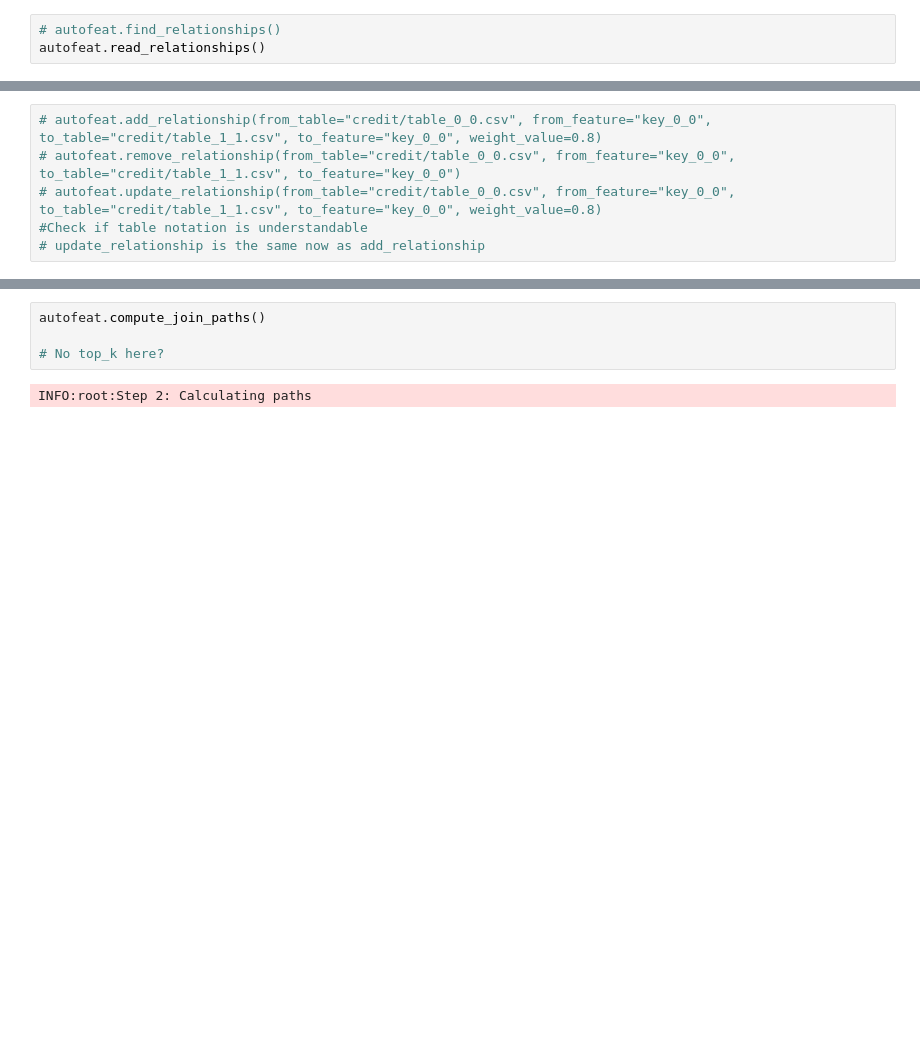
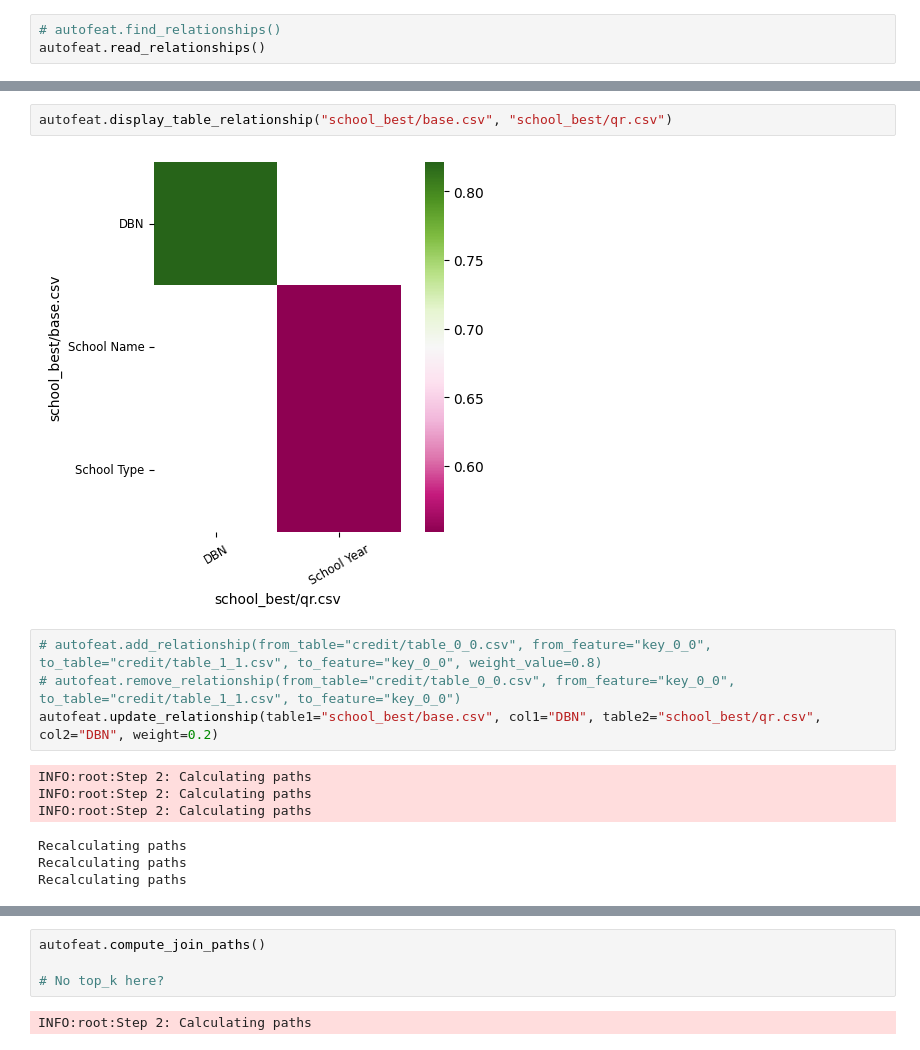
Before and after one commit to delftdata/hci-auto-feat, a Jupyter notebook: run.ipynb, the cells around one changed output, grey strips where cells are left out. Drawn from its saved outputs; the diff is of its cells as text; blank space fills up the shorter version.

```diff
--- a/run.ipynb
+++ b/run.ipynb
@@ -18,6 +20,15 @@ displaying weights
+# %%
+autofeat.display_table_relationship("school_best/base.csv", "school_best/qr.csv")
+# %% [output]
+[figure, added]
 # %%
 # autofeat.add_relationship(from_table="credit/table_0_0.csv", from_feature="key_0_0", to_table="credit/table_1_1.csv", to_feature="key_0_0", weight_value=0.8)
 # autofeat.remove_relationship(from_table="credit/table_0_0.csv", from_feature="key_0_0", to_table="credit/table_1_1.csv", to_feature="key_0_0")
-# autofeat.update_relationship(from_table="credit/table_0_0.csv", from_feature="key_0_0", to_table="credit/table_1_1.csv", to_feature="key_0_0", weight_value=0.8)
-#Check if table notation is understandable
-# update_relationship is the same now as add_relationship
+autofeat.update_relationship(table1="school_best/base.csv", col1="DBN", table2="school_best/qr.csv", col2="DBN", weight=0.2)
+# %% [output]
+INFO:root:Step 2: Calculating paths
+INFO:root:Step 2: Calculating paths
+INFO:root:Step 2: Calculating paths
+Recalculating paths
+Recalculating paths
+Recalculating paths
```
Also changed, not shown: parts of 22 cells of this notebook, 19 other files.
